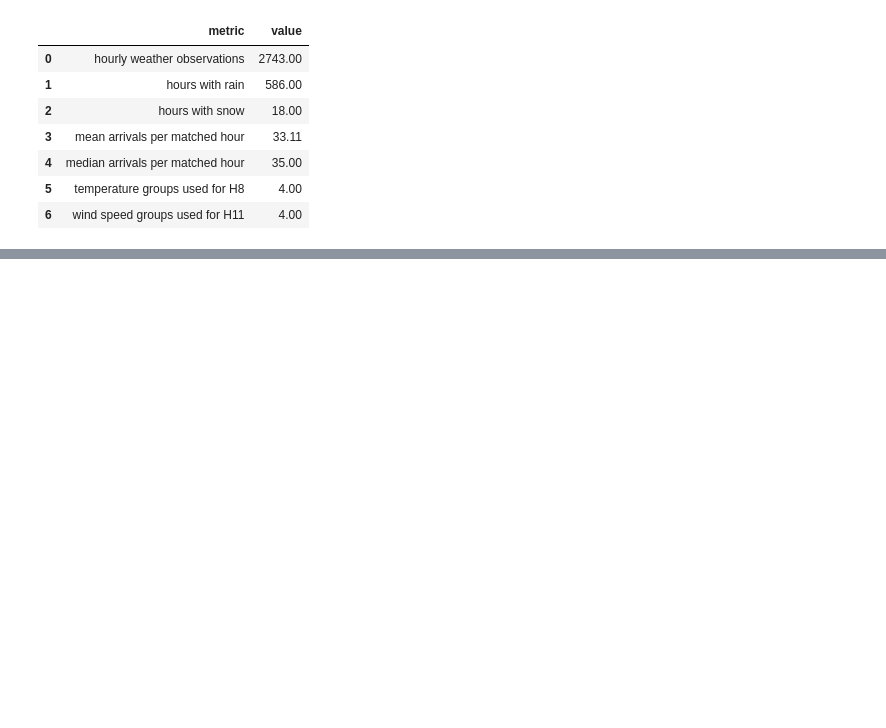
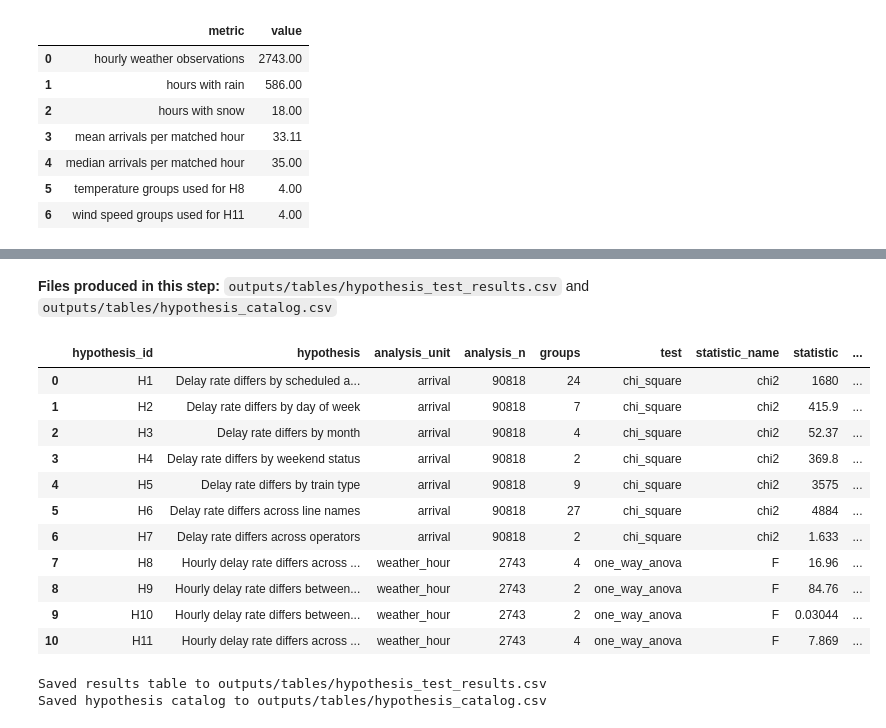
Before and after one commit to berenaydogan/DSA210-Project, a Jupyter notebook: notebooks/hypothesis_testing.ipynb, the cells around one changed output, grey strips where cells are left out. Saved outputs shown, nothing was run; the diff lists cells and outputs as text; code cells hidden in the pictures; blank space fills up the shorter version.

Commit message:
feat: add hypothesis catalog and test results CSV files

```diff
--- a/notebooks/hypothesis_testing.ipynb
+++ b/notebooks/hypothesis_testing.ipynb
@@ -146,0 +375,61 @@ Weather-hour sample size (n_weather_hours): 2,743
+# %% [markdown]
+**Files produced in this step:** `outputs/tables/hypothesis_test_results.csv` and `outputs/tables/hypothesis_catalog.csv`
+# %%
+results_df = pd.DataFrame(results)
+results_df["hypothesis_order"] = results_df["hypothesis_id"].str.extract(r"(\d+)").astype(int)
+results_df = results_df.sort_values("hypothesis_order").reset_index(drop=True)
+results_df["reject_0_05"] = results_df["p_value"] < 0.05
+results_df["decision"] = results_df["reject_0_05"].map(
+    {
+        True: "Reject null hypothesis",
+        False: "Do not reject null hypothesis",
+    }
+)
+
+results_table = results_df[
+    [
+        "hypothesis_id",
+        "hypothesis",
+        "analysis_unit",
+        "analysis_n",
+        "groups",
+        "test",
+        "statistic_name",
+        "statistic",
+        "dof",
+        "p_value",
+        "reject_0_05",
+        "decision",
+    ]
+].copy()
+
+results_display = results_table.copy()
+for column in ["statistic", "p_value"]:
+    results_display[column] = results_display[column].map(
+        lambda value: f"{value:.4g}" if pd.notna(value) else ""
+    )
+
+display(results_display)
+
+results_path = TABLES_DIR / "hypothesis_test_results.csv"
+hypothesis_catalog_path = TABLES_DIR / "hypothesis_catalog.csv"
+results_table.to_csv(results_path, index=False)
+hypothesis_catalog.to_csv(hypothesis_catalog_path, index=False)
+
+print(f"Saved results table to {results_path.relative_to(ROOT)}")
+print(f"Saved hypothesis catalog to {hypothesis_catalog_path.relative_to(ROOT)}")
+# %% [output]
+|  | hypothesis_id | hypothesis | analysis_unit | analysis_n | groups | test | statistic_name | statistic | ... |
+| 0 | H1 | Delay rate differs by scheduled a... | arrival | 90818 | 24 | chi_square | chi2 | 1680 | ... |
+| 1 | H2 | Delay rate differs by day of week | arrival | 90818 | 7 | chi_square | chi2 | 415.9 | ... |
+| 2 | H3 | Delay rate differs by month | arrival | 90818 | 4 | chi_square | chi2 | 52.37 | ... |
+| 3 | H4 | Delay rate differs by weekend status | arrival | 90818 | 2 | chi_square | chi2 | 369.8 | ... |
+| 4 | H5 | Delay rate differs by train type | arrival | 90818 | 9 | chi_square | chi2 | 3575 | ... |
+| 5 | H6 | Delay rate differs across line names | arrival | 90818 | 27 | chi_square | chi2 | 4884 | ... |
+| 6 | H7 | Delay rate differs across operators | arrival | 90818 | 2 | chi_square | chi2 | 1.633 | ... |
+| 7 | H8 | Hourly delay rate differs across ... | weather_hour | 2743 | 4 | one_way_anova | F | 16.96 | ... |
+| 8 | H9 | Hourly delay rate differs between... | weather_hour | 2743 | 2 | one_way_anova | F | 84.76 | ... |
+| 9 | H10 | Hourly delay rate differs between... | weather_hour | 2743 | 2 | one_way_anova | F | 0.03044 | ... |
+| 10 | H11 | Hourly delay rate differs across ... | weather_hour | 2743 | 4 | one_way_anova | F | 7.869 | ... |
+Saved results table to outputs/tables/hypothesis_test_results.csv
+Saved hypothesis catalog to outputs/tables/hypothesis_catalog.csv
```
Also changed, not shown: parts of 7 cells of this notebook, 2 other files.
